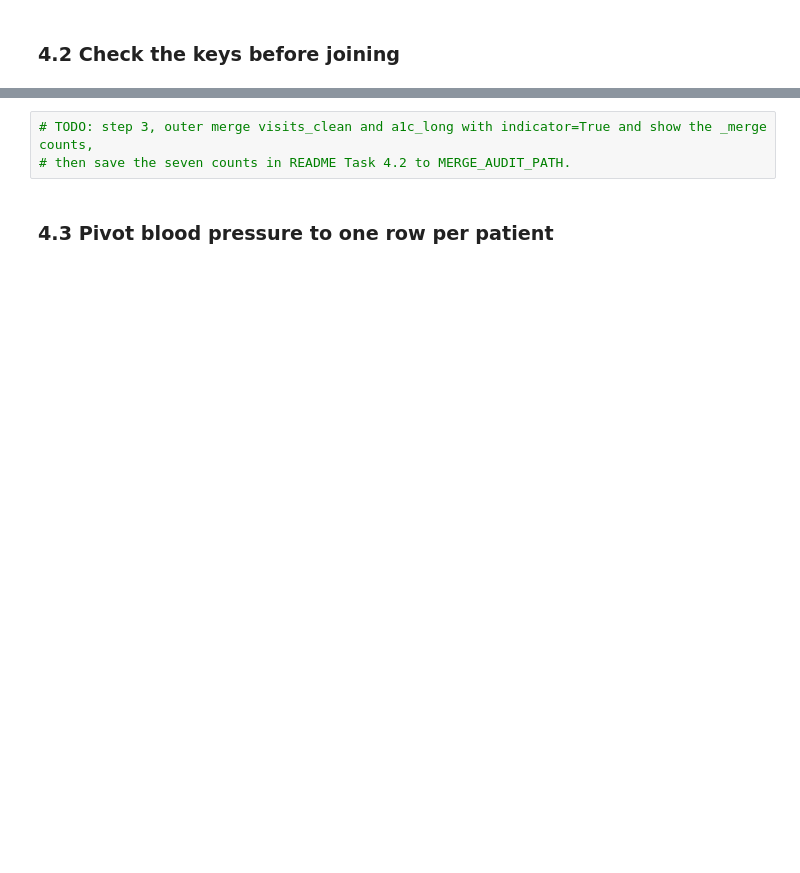
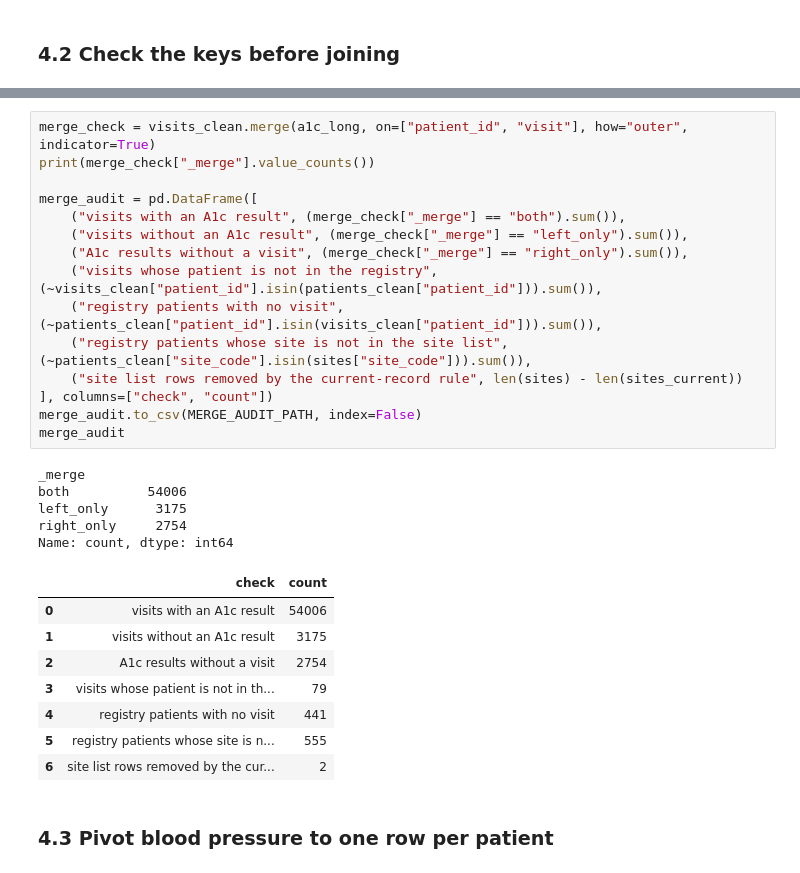
Before and after one commit to Mavis-0/ds217-26f-06, a Jupyter notebook: assignment.ipynb, the cells around one changed output, grey strips where cells are left out. Drawn from its saved outputs; the diff is of its cells as text; blank space fills up the shorter version.

```diff
--- a/assignment.ipynb
+++ b/assignment.ipynb
@@ -326,6 +361,32 @@ sites_current = None
 # %%
-# TODO: step 3, outer merge visits_clean and a1c_long with indicator=True and show the _merge counts,
-# then save the seven counts in README Task 4.2 to MERGE_AUDIT_PATH.
+merge_check = visits_clean.merge(a1c_long, on=["patient_id", "visit"], how="outer", indicator=True)
+print(merge_check["_merge"].value_counts())
+
+merge_audit = pd.DataFrame([
+    ("visits with an A1c result", (merge_check["_merge"] == "both").sum()),
+    ("visits without an A1c result", (merge_check["_merge"] == "left_only").sum()),
+    ("A1c results without a visit", (merge_check["_merge"] == "right_only").sum()),
+    ("visits whose patient is not in the registry", (~visits_clean["patient_id"].isin(patients_clean["patient_id"])).sum()),
+    ("registry patients with no visit", (~patients_clean["patient_id"].isin(visits_clean["patient_id"])).sum()),
+    ("registry patients whose site is not in the site list", (~patients_clean["site_code"].isin(sites["site_code"])).sum()),
+    ("site list rows removed by the current-record rule", len(sites) - len(sites_current))
+], columns=["check", "count"])
+merge_audit.to_csv(MERGE_AUDIT_PATH, index=False)
+merge_audit
+# %% [output]
+_merge
+both          54006
+left_only      3175
+right_only     2754
+Name: count, dtype: int64
+|  | check | count |
+| 0 | visits with an A1c result | 54006 |
+| 1 | visits without an A1c result | 3175 |
+| 2 | A1c results without a visit | 2754 |
+| 3 | visits whose patient is not in th... | 79 |
+| 4 | registry patients with no visit | 441 |
+| 5 | registry patients whose site is n... | 555 |
+| 6 | site list rows removed by the cur... | 2 |
 # %% [markdown]
 ### 4.3 Pivot blood pressure to one row per patient
 # %%
```
Also changed, not shown: parts of 11 cells of this notebook, 4 other files.
